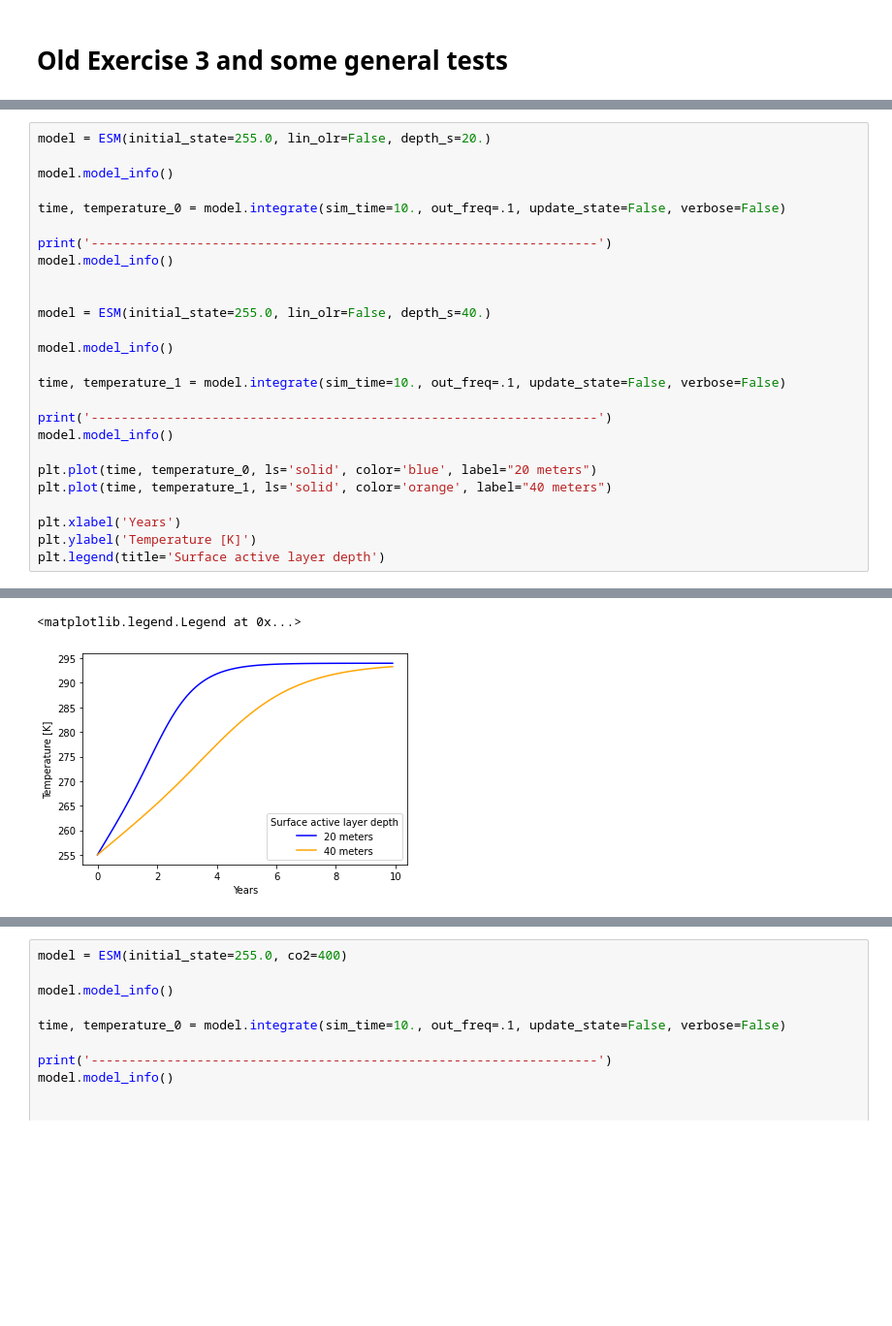
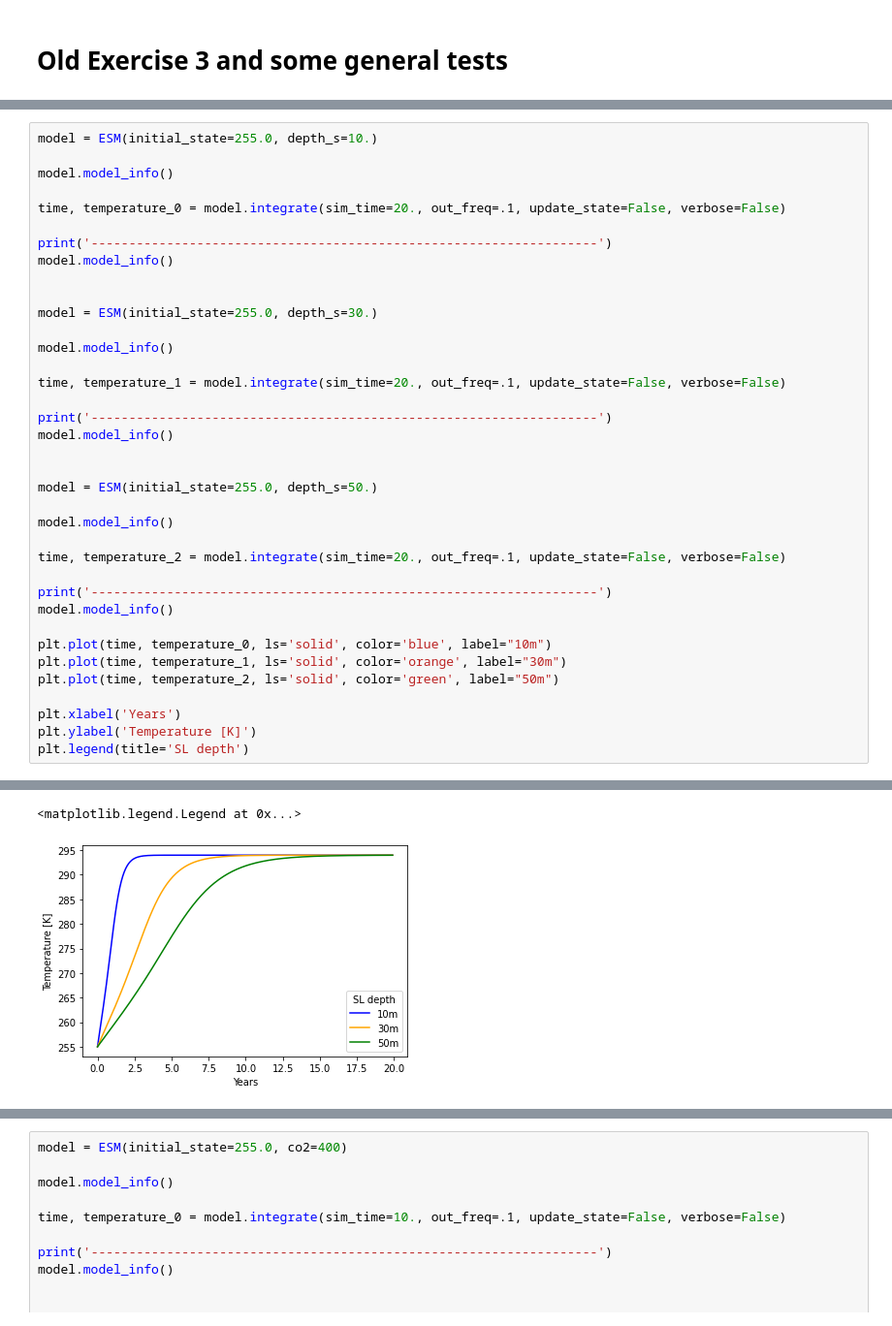
Before and after one commit to dkrieger94/intro, a Jupyter notebook: EarthSystemModel.ipynb, the cells around one changed output, grey strips where cells are left out. Shown at 97% size. Drawn from its saved outputs; the diff is of its cells as text; blank space fills up the shorter version.

```diff
--- a/EarthSystemModel.ipynb
+++ b/EarthSystemModel.ipynb
@@ -311,29 +478,40 @@ Text(0, 0.5, 'Equilibrium temperaure [K]')
 # %%
-model = ESM(initial_state=255.0, lin_olr=False, depth_s=20.)
+model = ESM(initial_state=255.0, depth_s=10.)
 
 model.model_info()
 
-time, temperature_0 = model.integrate(sim_time=10., out_freq=.1, update_state=False, verbose=False)
+time, temperature_0 = model.integrate(sim_time=20., out_freq=.1, update_state=False, verbose=False)
 
 print('-------------------------------------------------------------------')
 model.model_info()
 
 
-model = ESM(initial_state=255.0, lin_olr=False, depth_s=40.)
+model = ESM(initial_state=255.0, depth_s=30.)
 
 model.model_info()
 
-time, temperature_1 = model.integrate(sim_time=10., out_freq=.1, update_state=False, verbose=False)
+time, temperature_1 = model.integrate(sim_time=20., out_freq=.1, update_state=False, verbose=False)
 
 print('-------------------------------------------------------------------')
 model.model_info()
 
-plt.plot(time, temperature_0, ls='solid', color='blue', label="20 meters")
-plt.plot(time, temperature_1, ls='solid', color='orange', label="40 meters")
+
+model = ESM(initial_state=255.0, depth_s=50.)
+
+model.model_info()
+
+time, temperature_2 = model.integrate(sim_time=20., out_freq=.1, update_state=False, verbose=False)
+
+print('-------------------------------------------------------------------')
+model.model_info()
+
+plt.plot(time, temperature_0, ls='solid', color='blue', label="10m")
+plt.plot(time, temperature_1, ls='solid', color='orange', label="30m")
+plt.plot(time, temperature_2, ls='solid', color='green', label="50m")
 
 plt.xlabel('Years')
 plt.ylabel('Temperature [K]')
-plt.legend(title='Surface active layer depth')
+plt.legend(title='SL depth')
 # %% [output]
 Running stand-alone atmosphere:  True
 Surface temperature:  255.0  [K]
@@ -351,6 +529,6 @@ Running stand-alone atmosphere:  True
 ASR:  163.7043611265573  [W/m^2]
 OLR:  135.47638754405622  [W/m^2]
 NRI:  28.22797358250108  [W/m^2]
 DSI:  32.0  [W/m^2]
 <matplotlib.legend.Legend at 0x...>
-[figure, old version]
+[figure, new version]
```
Also changed, not shown: parts of 7 cells of this notebook.
